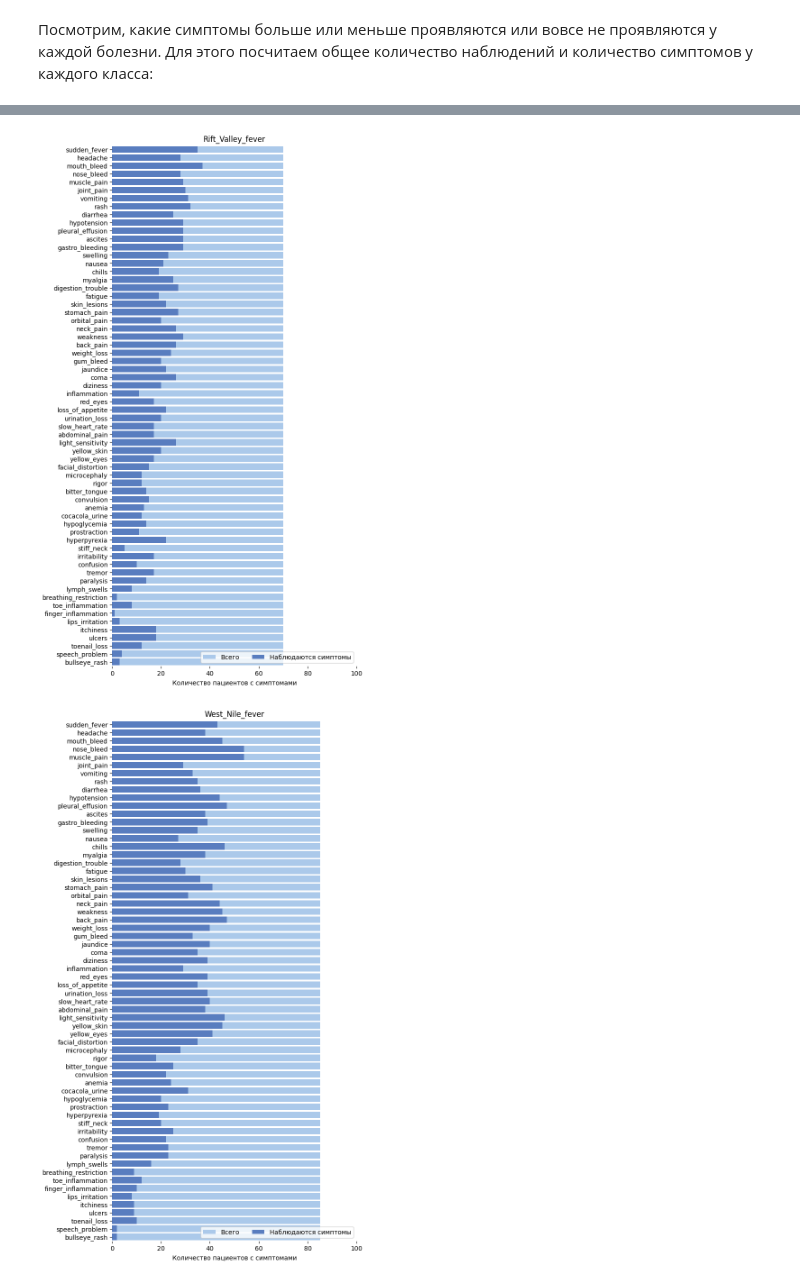
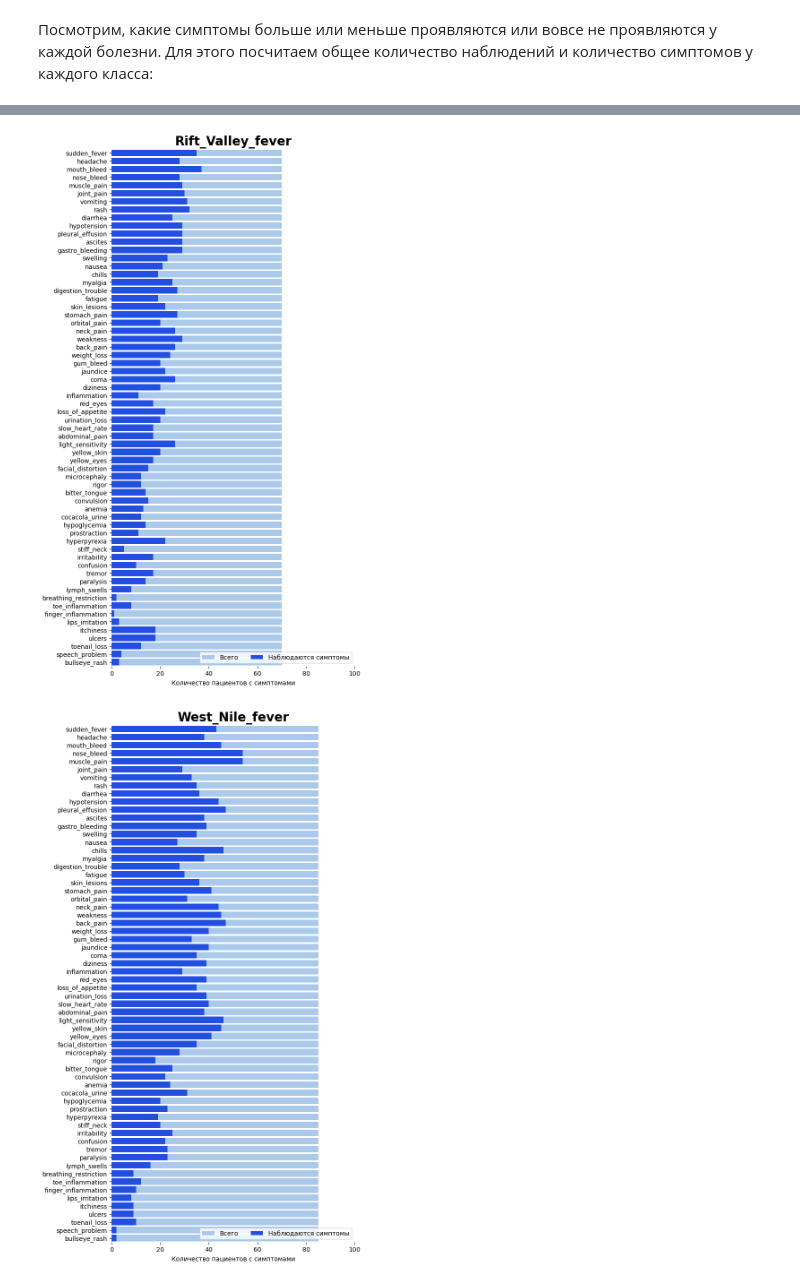
Before and after one commit to aleksandr-del/kaggle-competitions, a Jupyter notebook: season_3_episode_13.ipynb, the cells around one changed output, grey strips where cells are left out. Saved outputs shown, nothing was run; the diff lists cells and outputs as text; code cells hidden in the pictures.

```diff
--- a/season_3_episode_13.ipynb
+++ b/season_3_episode_13.ipynb
@@ -165,20 +165,21 @@ summa = df.groupby('prognosis')[X].sum().T.reset_index(names='prognosis')
 for i in df['prognosis'].unique():
     _, ax = plt.subplots(figsize=(7, 15))
 
-    sns.set_color_codes("pastel")
+    sns.set_color_codes('pastel')
     sns.barplot(x=i, y='prognosis', data=total,
-                label='Всего', color="b")
+                label='Всего', color='b')
 
-    sns.set_color_codes("muted")
+    sns.set_color_codes('bright')
     sns.barplot(x=i, y='prognosis', data=summa,
-            label="Наблюдаются симптомы", color="b")
+            label='Наблюдаются симптомы', color='b')
 
 
-    ax.legend(ncol=2, loc="lower right", frameon=True)
+    ax.legend(ncol=2, loc='lower right', frameon=True)
     ax.set(xlim=(0, 100),
-           ylabel="",
-           xlabel='Количество пациентов с симптомами',
-           title=i)
+           ylabel='',
+           xlabel='Количество пациентов с симптомами')
+    ax.set_title(label=i, loc='center', fontdict={'fontsize': 20,
+                                                  'fontweight': 'bold'})
     sns.despine(left=True, bottom=True)
 
     plt.show()
@@ -190,2 +191,2 @@ for i in df['prognosis'].unique():
-[figure, old version]
+[figure, new version]
-[figure, old version]
+[figure, new version]
```
Also changed, not shown: parts of 1 cell of this notebook.
